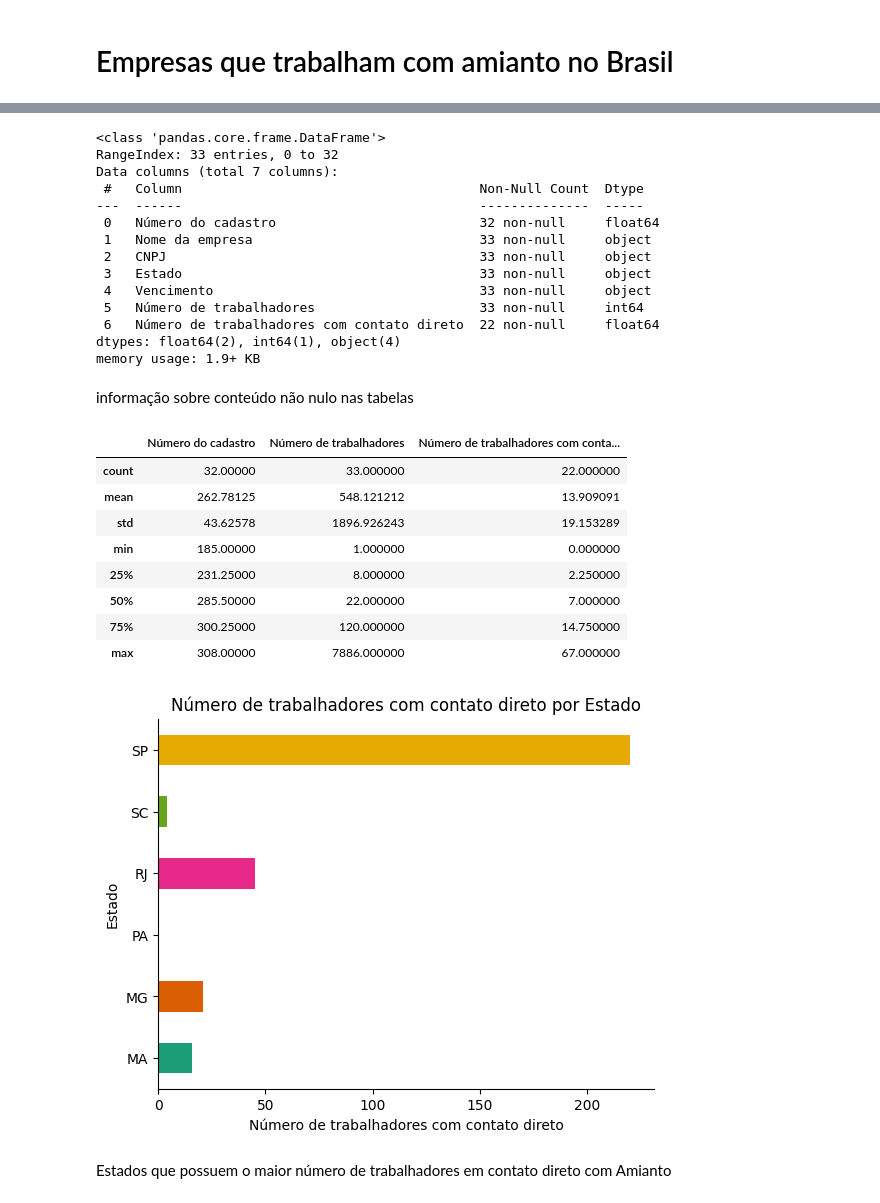
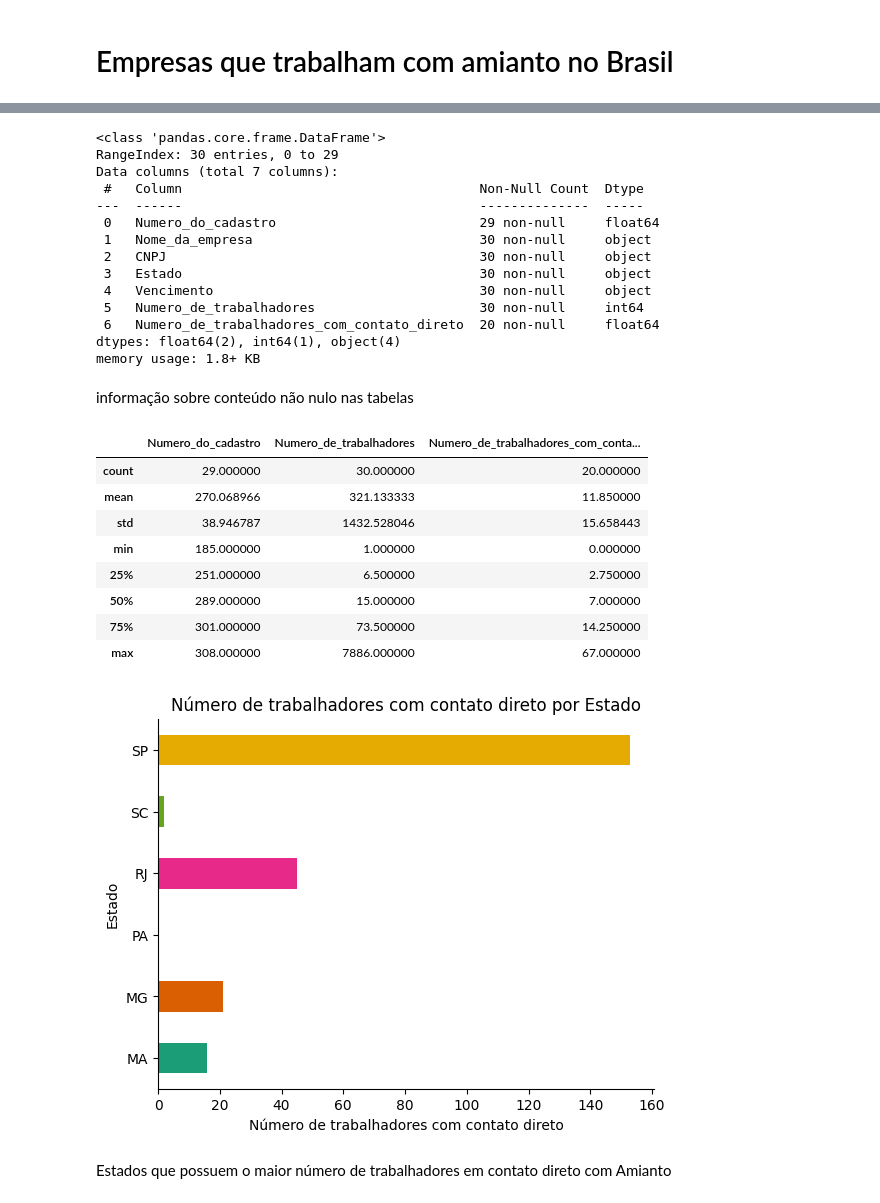
Before and after one commit to joaovcar/trabalho-com-amianto-por-empresas, a Jupyter notebook: Amianto.ipynb, the cells around one changed output, grey strips where cells are left out. Cells and saved outputs as stored; diff of their text form; code cells hidden in the pictures.

```diff
--- a/Amianto.ipynb
+++ b/Amianto.ipynb
@@ -12,6 +12,6 @@ import seaborn as sns
 # %% [markdown]
 # Empresas que trabalham com amianto no Brasil
 # %%
-empresas_amianto = pd.read_csv("https://raw.githubusercontent.com/joaovcar/trabalho-com-amianto-por-empresas/refs/heads/main/cadastro_empresas_remocao_asbesto_amianto-20052025-1.csv?token=GHSAT0AAAAAADEUHDHECEMW2ZK2SR2354LS2BZ7WOA")
+empresas_amianto = pd.read_csv("https://raw.githubusercontent.com/joaovcar/trabalho-com-amianto-por-empresas/refs/heads/main/cadastro_empresas_remocao_asbesto_amianto-20052025-1.csv")
 empresas_amianto.head(33)
 # %% [output]
@@ -36,54 +36,54 @@ empresas_amianto.head(33)
 empresas_amianto.info()
 # %% [output]
 <class 'pandas.core.frame.DataFrame'>
-RangeIndex: 33 entries, 0 to 32
+RangeIndex: 30 entries, 0 to 29
 Data columns (total 7 columns):
  #   Column                                      Non-Null Count  Dtype
 ---  ------                                      --------------  -----
- 0   Número do cadastro                          32 non-null     float64
- 1   Nome da empresa                             33 non-null     object
- 2   CNPJ                                        33 non-null     object
- 3   Estado                                      33 non-null     object
- 4   Vencimento                                  33 non-null     object
- 5   Número de trabalhadores                     33 non-null     int64
- 6   Número de trabalhadores com contato direto  22 non-null     float64
+ 0   Numero_do_cadastro                          29 non-null     float64
+ 1   Nome_da_empresa                             30 non-null     object
+ 2   CNPJ                                        30 non-null     object
+ 3   Estado                                      30 non-null     object
+ 4   Vencimento                                  30 non-null     object
+ 5   Numero_de_trabalhadores                     30 non-null     int64
+ 6   Numero_de_trabalhadores_com_contato_direto  20 non-null     float64
 dtypes: float64(2), int64(1), object(4)
-memory usage: 1.9+ KB
+memory usage: 1.8+ KB
 # %% [markdown]
 informação sobre conteúdo não nulo nas tabelas
 # %%
 empresas_amianto.describe()
 # %% [output]
-|  | Número do cadastro | Número de trabalhadores | Número de trabalhadores com conta... |
-| count | 32.00000 | 33.000000 | 22.000000 |
-| mean | 262.78125 | 548.121212 | 13.909091 |
-| std | 43.62578 | 1896.926243 | 19.153289 |
-| min | 185.00000 | 1.000000 | 0.000000 |
-| 25% | 231.25000 | 8.000000 | 2.250000 |
-| 50% | 285.50000 | 22.000000 | 7.000000 |
-| 75% | 300.25000 | 120.000000 | 14.750000 |
-| max | 308.00000 | 7886.000000 | 67.000000 |
+|  | Numero_do_cadastro | Numero_de_trabalhadores | Numero_de_trabalhadores_com_conta... |
+| count | 29.000000 | 30.000000 | 20.000000 |
+| mean | 270.068966 | 321.133333 | 11.850000 |
+| std | 38.946787 | 1432.528046 | 15.658443 |
+| min | 185.000000 | 1.000000 | 0.000000 |
+| 25% | 251.000000 | 6.500000 | 2.750000 |
+| 50% | 289.000000 | 15.000000 | 7.000000 |
+| 75% | 301.000000 | 73.500000 | 14.250000 |
+| max | 308.000000 | 7886.000000 | 67.000000 |
 # %%
 # @title Número de trabalhadores com contato direto por Estado
 
 
 
 
-workers_by_state = empresas_amianto.groupby('Estado')['Número de trabalhadores com contato direto'].sum()
+workers_by_state = empresas_amianto.groupby('Estado')['Numero_de_trabalhadores_com_contato_direto'].sum()
 
 
 workers_by_state.plot(kind='barh', color=sns.palettes.mpl_palette('Dark2'))
 
 plt.title('Número de trabalhadores com contato direto por Estado')
 plt.xlabel('Número de trabalhadores com contato direto')
 plt.ylabel('Estado')
 
 
 plt.gca().spines[['top', 'right',]].set_visible(False)
 
 plt.show()
 # %% [output]
-[figure, old version]
+[figure, new version]
 # %% [markdown]
 Estados que possuem o maior número de trabalhadores em contato direto com Amianto
 # %%
```
Also changed, not shown: parts of 2 cells of this notebook.
